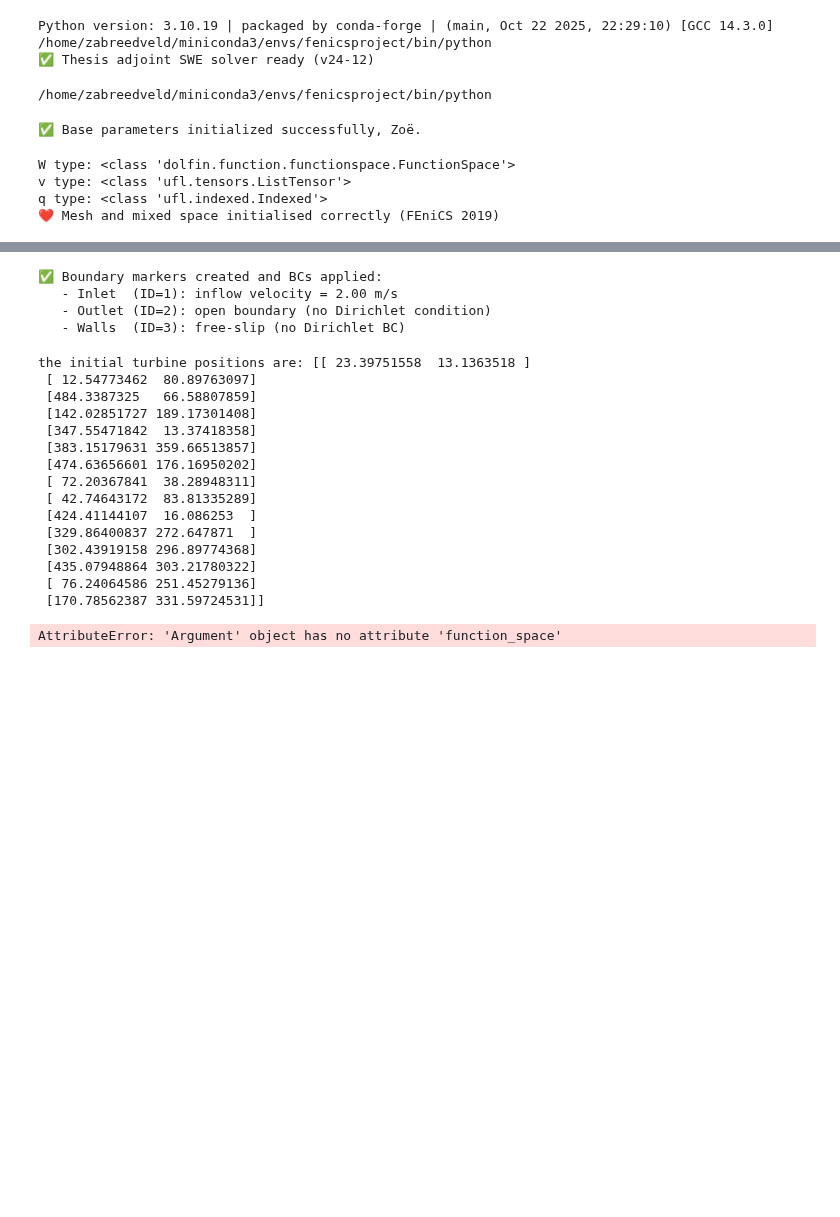
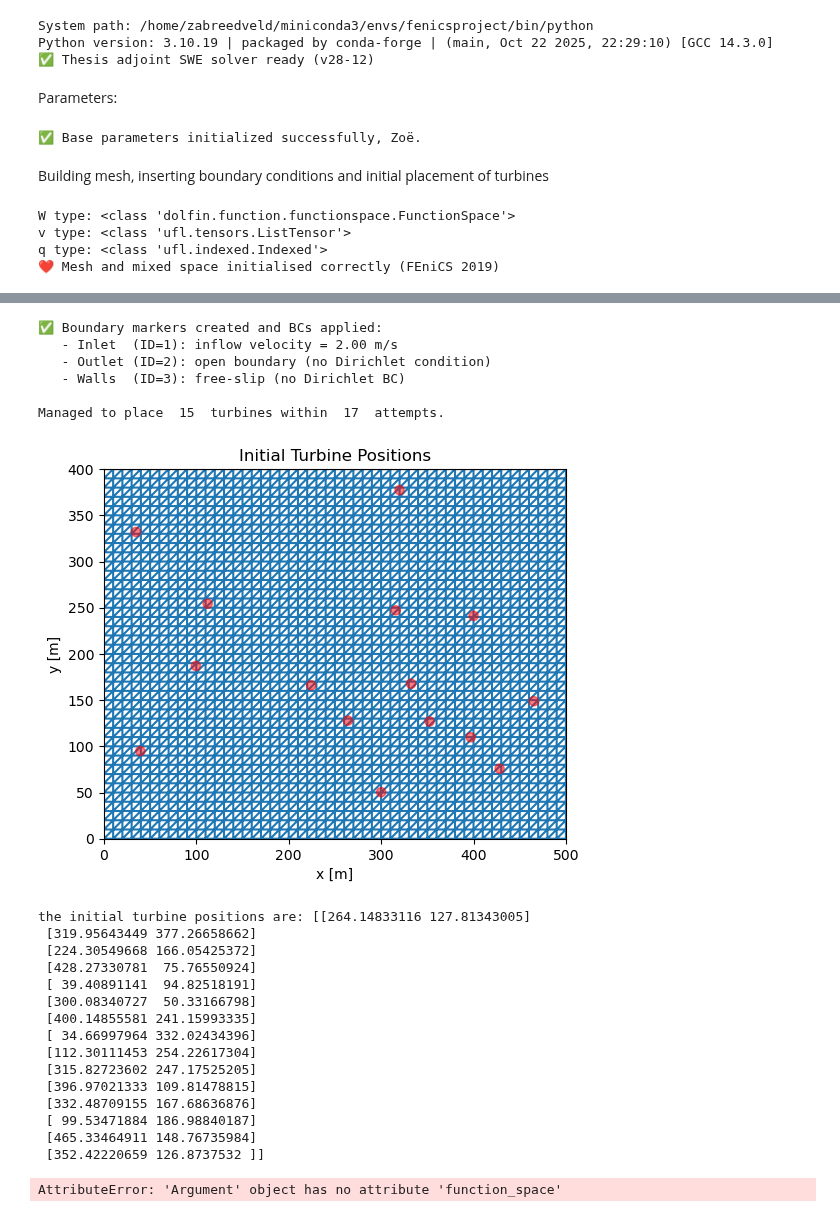
Before and after one commit to ZoeAliki/thesis-SWE-optimising, a Jupyter notebook: Adjoint_optimisation/Scratch_adjoint.ipynb, the cells around one changed output, grey strips where cells are left out. Saved outputs shown, nothing was run; the diff lists cells and outputs as text; code cells hidden in the pictures; blank space fills up the shorter version.

Commit message:
Update notebooks and solver

```diff
--- a/Adjoint_optimisation/Scratch_adjoint.ipynb
+++ b/Adjoint_optimisation/Scratch_adjoint.ipynb
@@ -1,13 +1,13 @@
 # %%
-# Adjoint SWE Solver (v24‑12)
+# Adjoint SWE Solver (v28‑12)
 
 %reload_ext autoreload
 # enables automatic reloading of modules before executing code
 %autoreload 2
 # set to reload all modules (except those excluded by %aimport) every time before executing the Python code typed
 import sys
+print("System path:", sys.executable)
 print("Python version:", sys.version)
-print(sys.executable)
 
 
 # --- Python core packages ---
@@ -33,16 +33,13 @@ from Adjoint_optimisation.set_up_mesh import *       # defines `mesh`
 from Adjoint_optimisation.set_up_bcs import *        # defines `bcs`
 from Adjoint_optimisation.place_turbines_random import *   #defintes "initial placement"
 
-print("✅ Thesis adjoint SWE solver ready (v24-12)")
+print("✅ Thesis adjoint SWE solver ready (v28-12)")
 # %% [output]
+System path: /home/zabreedveld/miniconda3/envs/fenicsproject/bin/python
 Python version: 3.10.19 | packaged by conda-forge | (main, Oct 22 2025, 22:29:10) [GCC 14.3.0]
-/home/zabreedveld/miniconda3/envs/fenicsproject/bin/python
-✅ Thesis adjoint SWE solver ready (v24-12)
+✅ Thesis adjoint SWE solver ready (v28-12)
-# %%
-import sys
-print(sys.executable)
-# %% [output]
-/home/zabreedveld/miniconda3/envs/fenicsproject/bin/python
+# %% [markdown]
+Parameters:
 # %%
 # Step 2 — Base physical & numerical parameters
 # Define constants and parameters for the SWE model
@@ -77,38 +74,41 @@ show_mesh_plot = True # toggle to plot the mesh
 print(f"✅ Base parameters initialized successfully, Zoë.")
 # %% [output]
 ✅ Base parameters initialized successfully, Zoë.
+# %% [markdown]
+Building mesh, inserting boundary conditions and initial placement of turbines
 # %%
 mesh, W, w, u, eta, v, q = mesh_set_up(Lx, Ly, Nx, Ny, show_mesh_plot)
 boundary_markers, bcs = setup_boundary_markers_and_bcs(mesh, W, Lx, Ly, U_inflow)
+initial_positions = place_turbines_random2(mesh, Lx, Ly, n_turbines, min_spacing, D, mesh)
+print("the initial turbine positions are:", initial_positions)
 # %% [output]
 W type: <class 'dolfin.function.functionspace.FunctionSpace'>
 v type: <class 'ufl.tensors.ListTensor'>
 q type: <class 'ufl.indexed.Indexed'>
 ❤️ Mesh and mixed space initialised correctly (FEniCS 2019)
 [figure]
 ✅ Boundary markers created and BCs applied:
    - Inlet  (ID=1): inflow velocity = 2.00 m/s
    - Outlet (ID=2): open boundary (no Dirichlet condition)
    - Walls  (ID=3): free‑slip (no Dirichlet BC)
+
+Managed to place  15  turbines within  17  attempts.
+[figure, added]
+the initial turbine positions are: [[264.14833116 127.81343005]
+ [319.95643449 377.26658662]
+ [224.30549668 166.05425372]
+ [428.27330781  75.76550924]
+ [ 39.40891141  94.82518191]
+ [300.08340727  50.33166798]
+ [400.14855581 241.15993335]
+ [ 34.66997964 332.02434396]
+ [112.30111453 254.22617304]
+ [315.82723602 247.17525205]
+ [396.97021333 109.81478815]
+ [332.48709155 167.68636876]
+ [ 99.53471884 186.98840187]
+ [465.33464911 148.76735984]
+ [352.42220659 126.8737532 ]]
-# %%
-initial_positions = place_turbines_random2(Lx, Ly, n_turbines, min_spacing, D, mesh)
-print("the initial turbine positions are:", initial_positions)
-# %% [output]
-the initial turbine positions are: [[ 23.39751558  13.1363518 ]
- [ 12.54773462  80.89763097]
- [484.3387325   66.58807859]
- [142.02851727 189.17301408]
- [347.55471842  13.37418358]
- [383.15179631 359.66513857]
- [474.63656601 176.16950202]
- [ 72.20367841  38.28948311]
- [ 42.74643172  83.81335289]
- [424.41144107  16.086253  ]
- [329.86400837 272.647871  ]
- [302.43919158 296.89774368]
- [435.07948864 303.21780322]
- [ 76.24064586 251.45279136]
- [170.78562387 331.59724531]]
 # %%
 from dolfin_adjoint import *
 
```
Also changed, not shown: parts of 2 cells of this notebook, 2 other files.
